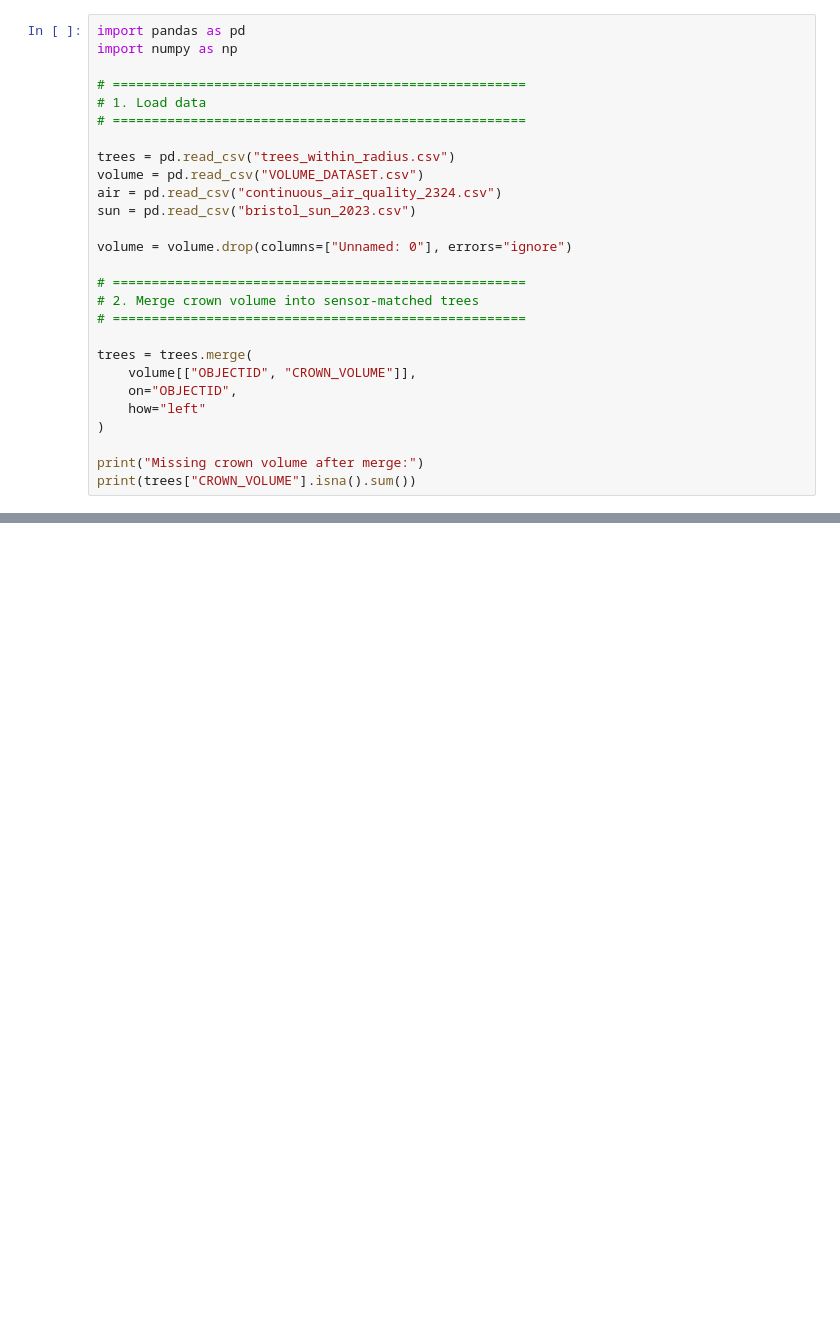
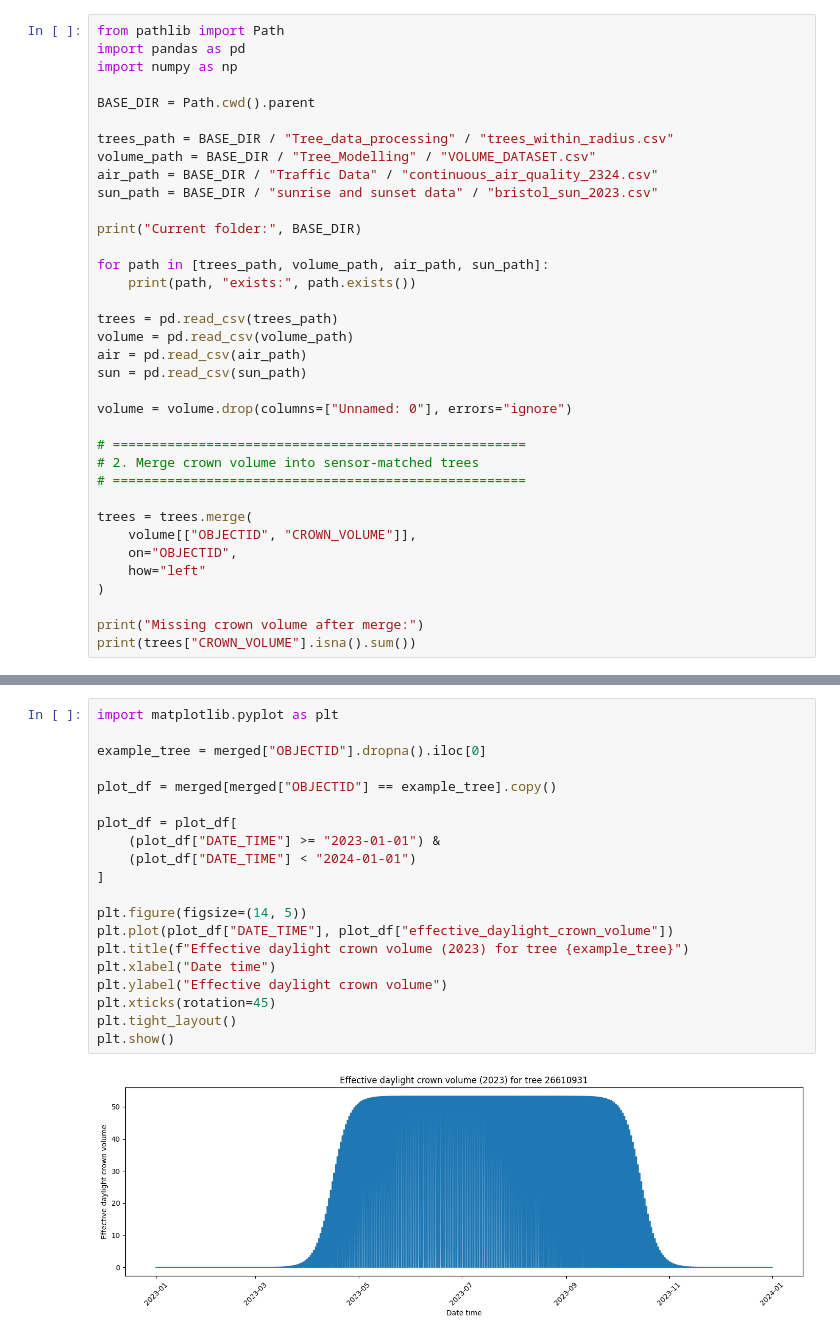
Before and after one commit to livbrannan/Quantify-Bristol-Trees-on-Traffic-NOx, a Jupyter notebook: Tree_Modelling/cv_and_seasonality.ipynb, the cells around one changed output, grey strips where cells are left out. Drawn from its saved outputs; the diff is of its cells as text; blank space fills up the shorter version.

Commit message:
Update cv_and_seasonality.ipynb
Calculated the effective crown volume for each tree at hourly intervals for a year!

```diff
--- a/Tree_Modelling/cv_and_seasonality.ipynb
+++ b/Tree_Modelling/cv_and_seasonality.ipynb
@@ -1,15 +1,24 @@
 # %%
+from pathlib import Path
 import pandas as pd
 import numpy as np
 
-# =====================================================
-# 1. Load data
-# =====================================================
+BASE_DIR = Path.cwd().parent
 
-trees = pd.read_csv("trees_within_radius.csv")
-volume = pd.read_csv("VOLUME_DATASET.csv")
-air = pd.read_csv("continuous_air_quality_2324.csv")
-sun = pd.read_csv("bristol_sun_2023.csv")
+trees_path = BASE_DIR / "Tree_data_processing" / "trees_within_radius.csv"
+volume_path = BASE_DIR / "Tree_Modelling" / "VOLUME_DATASET.csv"
+air_path = BASE_DIR / "Traffic Data" / "continuous_air_quality_2324.csv"
+sun_path = BASE_DIR / "sunrise and sunset data" / "bristol_sun_2023.csv"
+
+print("Current folder:", BASE_DIR)
+
+for path in [trees_path, volume_path, air_path, sun_path]:
+    print(path, "exists:", path.exists())
+
+trees = pd.read_csv(trees_path)
+volume = pd.read_csv(volume_path)
+air = pd.read_csv(air_path)
+sun = pd.read_csv(sun_path)
 
 volume = volume.drop(columns=["Unnamed: 0"], errors="ignore")
 
@@ -29,0 +258,22 @@ FileNotFoundError: [Errno 2] No such file or directory: 'trees_within_radius.csv
+# %%
+import matplotlib.pyplot as plt
+
+example_tree = merged["OBJECTID"].dropna().iloc[0]
+
+plot_df = merged[merged["OBJECTID"] == example_tree].copy()
+
+plot_df = plot_df[
+    (plot_df["DATE_TIME"] >= "2023-01-01") &
+    (plot_df["DATE_TIME"] < "2024-01-01")
+]
+
+plt.figure(figsize=(14, 5))
+plt.plot(plot_df["DATE_TIME"], plot_df["effective_daylight_crown_volume"])
+plt.title(f"Effective daylight crown volume (2023) for tree {example_tree}")
+plt.xlabel("Date time")
+plt.ylabel("Effective daylight crown volume")
+plt.xticks(rotation=45)
+plt.tight_layout()
+plt.show()
+# %% [output]
+[figure, added]
```
Also changed, not shown: parts of 6 cells of this notebook.
